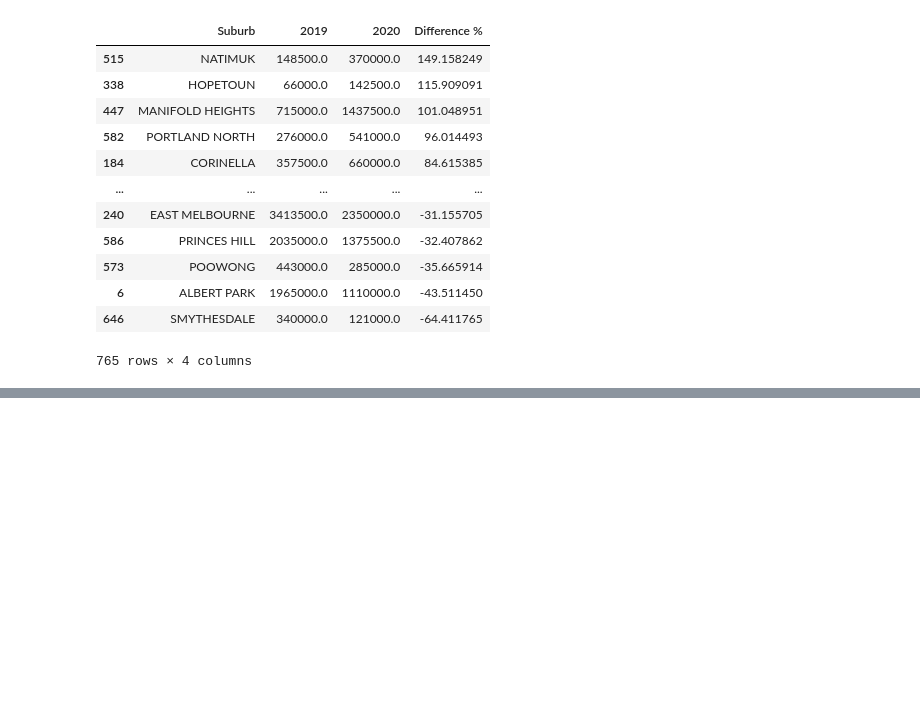
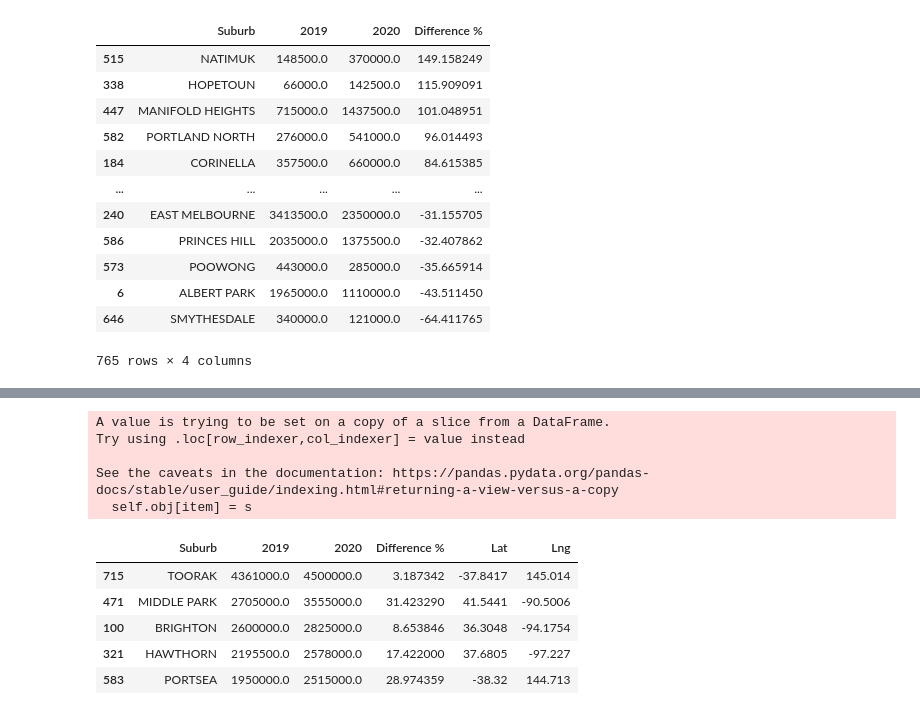
Before and after one commit to LP-116/Project-1, a Jupyter notebook: suburb year analysis.ipynb, the cells around one changed output, grey strips where cells are left out. Cells and saved outputs as stored; diff of their text form; code cells hidden in the pictures; blank space fills up the shorter version.

```diff
--- a/suburb year analysis.ipynb
+++ b/suburb year analysis.ipynb
@@ -320,0 +394,32 @@ NameError: name 'gmaps' is not defined
+# %%
+params = {"key": g_key}
+
+for index, row in top_5_2020.iterrows():
+
+    base_url = "https://maps.googleapis.com/maps/api/geocode/json?"
+
+    suburb = row["Suburb"]
+
+    params["address"] = f"{suburb},"Vic"
+
+    subs_lat_lng = requests.get(base_url, params=params)
+
+    subs_lat_lng = subs_lat_lng.json()
+
+    top_5_2020.loc[index, "Lat"] = subs_lat_lng["results"][0]["geometry"]["location"]["lat"]
+    top_5_2020.loc[index, "Lng"] = subs_lat_lng["results"][0]["geometry"]["location"]["lng"]
+
+
+top_5_2020
+# %% [output]
+A value is trying to be set on a copy of a slice from a DataFrame.
+Try using .loc[row_indexer,col_indexer] = value instead
+
+See the caveats in the documentation: https://pandas.pydata.org/pandas-docs/stable/user_guide/indexing.html#returning-a-view-versus-a-copy
+  self.obj[item] = s
+|  | Suburb | 2019 | 2020 | Difference % | Lat | Lng |
+| 715 | TOORAK | 4361000.0 | 4500000.0 | 3.187342 | -37.8417 | 145.014 |
+| 471 | MIDDLE PARK | 2705000.0 | 3555000.0 | 31.423290 | 41.5441 | -90.5006 |
+| 100 | BRIGHTON | 2600000.0 | 2825000.0 | 8.653846 | 36.3048 | -94.1754 |
+| 321 | HAWTHORN | 2195500.0 | 2578000.0 | 17.422000 | 37.6805 | -97.227 |
+| 583 | PORTSEA | 1950000.0 | 2515000.0 | 28.974359 | -38.32 | 144.713 |
```
Also changed, not shown: parts of 13 cells of this notebook.
